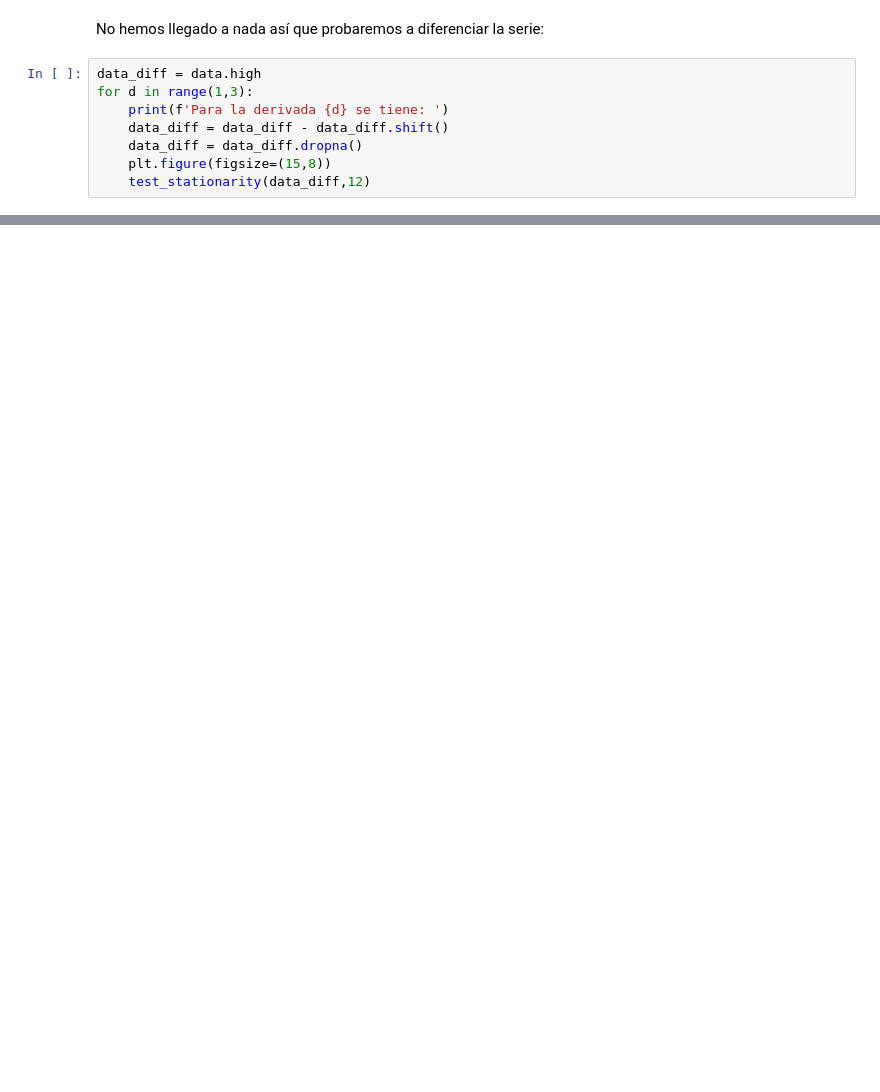
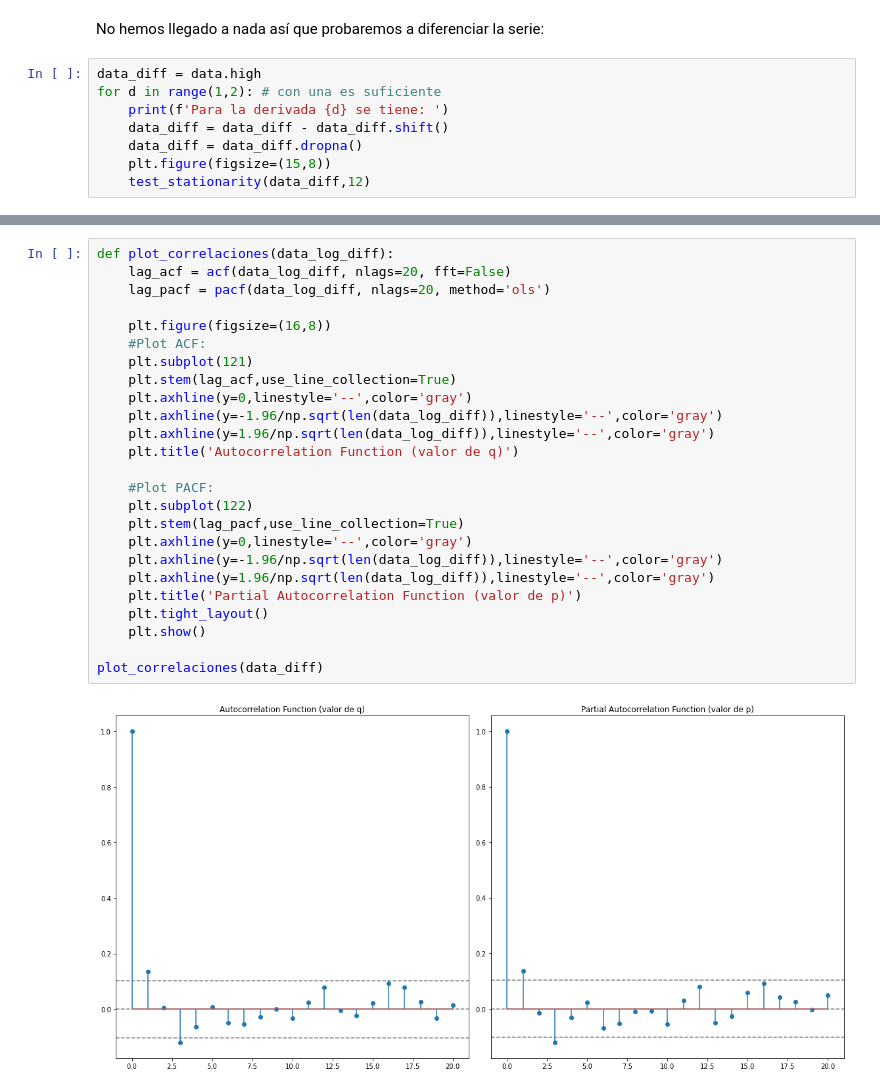
Before and after one commit to IkerVillegas/PIT, a Jupyter notebook: Practica_1/PR1_PIT.ipynb, the cells around one changed output, grey strips where cells are left out. Cells and saved outputs as stored; diff of their text form; blank space fills up the shorter version.

```diff
--- a/Practica_1/PR1_PIT.ipynb
+++ b/Practica_1/PR1_PIT.ipynb
@@ -805,7 +782,7 @@ Name: high, Length: 364, dtype: float64
 No hemos llegado a nada así que probaremos a diferenciar la serie:
 # %%
 data_diff = data.high
-for d in range(1,3):
+for d in range(1,2): # con una es suficiente
     print(f'Para la derivada {d} se tiene: ')
     data_diff = data_diff - data_diff.shift()
     data_diff = data_diff.dropna()
@@ -836,0 +848,27 @@ dtype: float64
+# %%
+def plot_correlaciones(data_log_diff):
+    lag_acf = acf(data_log_diff, nlags=20, fft=False)
+    lag_pacf = pacf(data_log_diff, nlags=20, method='ols')
+
+    plt.figure(figsize=(16,8))
+    #Plot ACF:
+    plt.subplot(121)
+    plt.stem(lag_acf,use_line_collection=True)
+    plt.axhline(y=0,linestyle='--',color='gray')
+    plt.axhline(y=-1.96/np.sqrt(len(data_log_diff)),linestyle='--',color='gray')
+    plt.axhline(y=1.96/np.sqrt(len(data_log_diff)),linestyle='--',color='gray')
+    plt.title('Autocorrelation Function (valor de q)')
+
+    #Plot PACF:
+    plt.subplot(122)
+    plt.stem(lag_pacf,use_line_collection=True)
+    plt.axhline(y=0,linestyle='--',color='gray')
+    plt.axhline(y=-1.96/np.sqrt(len(data_log_diff)),linestyle='--',color='gray')
+    plt.axhline(y=1.96/np.sqrt(len(data_log_diff)),linestyle='--',color='gray')
+    plt.title('Partial Autocorrelation Function (valor de p)')
+    plt.tight_layout()
+    plt.show()
+
+plot_correlaciones(data_diff)
+# %% [output]
+[figure, added]
```
Also changed, not shown: parts of 10 cells of this notebook.
